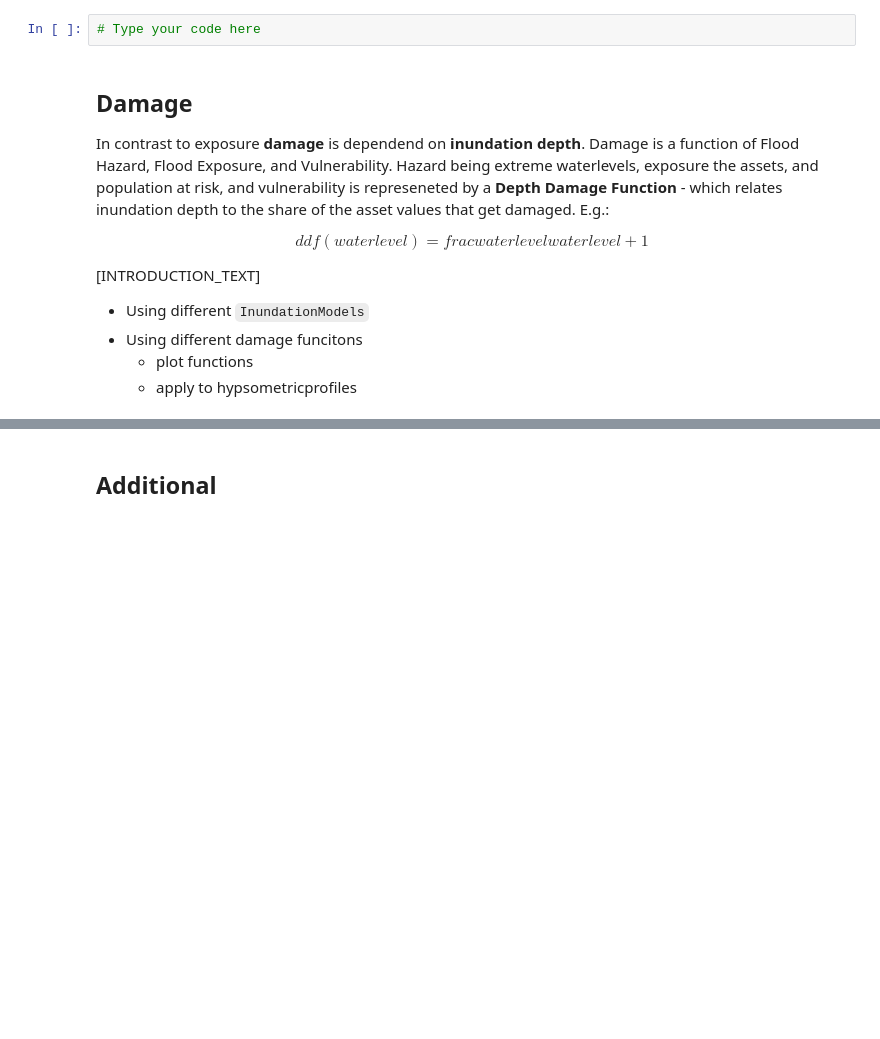
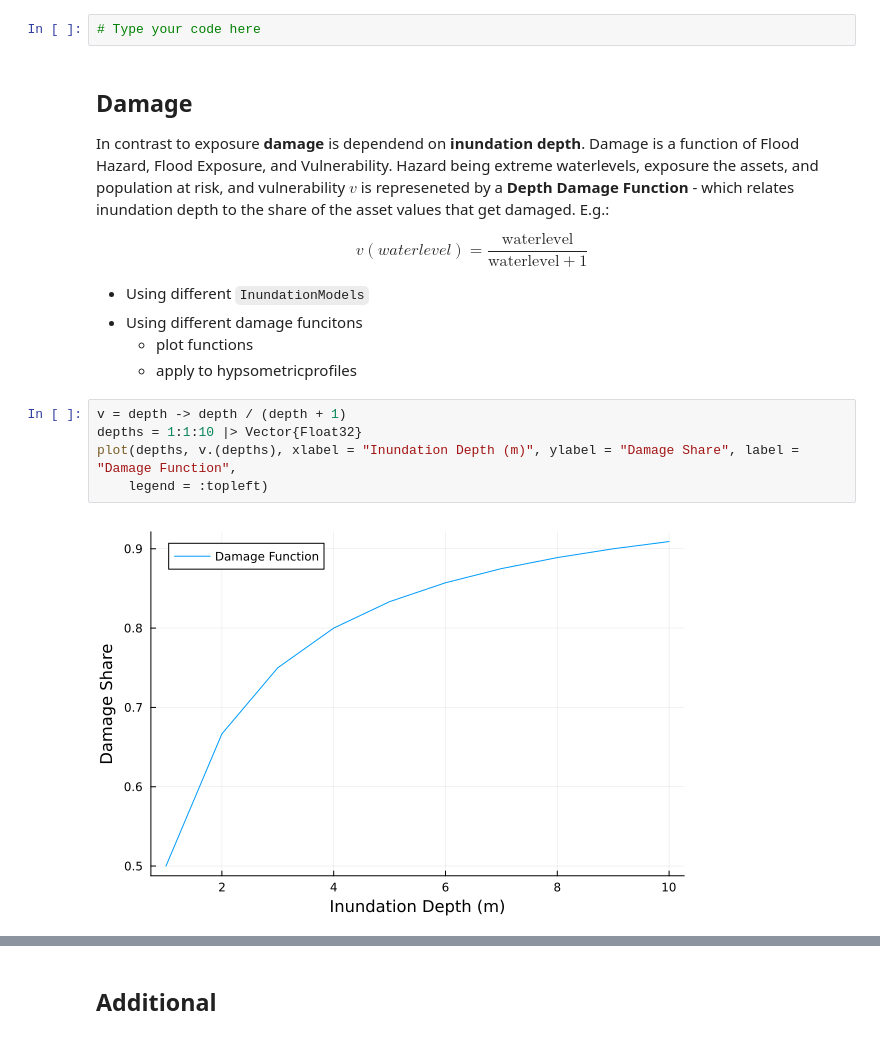
Before and after one commit to GlobalClimateForum/DIVACoast.jl, a Jupyter notebook: text_example/bilbao_summer_school_25.ipynb, the cells around one changed output, grey strips where cells are left out. Drawn from its saved outputs; the diff is of its cells as text; blank space fills up the shorter version.

```diff
--- a/text_example/bilbao_summer_school_25.ipynb
+++ b/text_example/bilbao_summer_school_25.ipynb
@@ -189,15 +189,21 @@ Simulate the following scenarios, subdividing changes for population and assets
 # %% [markdown]
 ## Damage
 
-In contrast to exposure **damage** is dependend on **inundation depth**. Damage is a function of Flood Hazard, Flood Exposure, and Vulnerability. Hazard being extreme waterlevels, exposure the assets, and population at risk, and vulnerability is represeneted by a  **Depth Damage Function** - which relates inundation depth to the share of the asset values that get damaged. E.g.:
+In contrast to exposure **damage** is dependend on **inundation depth**. Damage is a function of Flood Hazard, Flood Exposure, and Vulnerability. Hazard being extreme waterlevels, exposure the assets, and population at risk, and vulnerability $v$ is represeneted by a  **Depth Damage Function** - which relates inundation depth to the share of the asset values that get damaged. E.g.:
 
 $$
- ddf(waterlevel) = frac{waterlevel}{waterlevel + 1}
+v(waterlevel) = \frac{\text{waterlevel}}{\text{waterlevel} + 1}
 $$
 
-[INTRODUCTION_TEXT]
 
 - Using different `InundationModels`
 - Using different damage funcitons
     - plot functions
     - apply to hypsometricprofiles
+# %%
+v = depth -> depth / (depth + 1)
+depths = 1:1:10 |> Vector{Float32}
+plot(depths, v.(depths), xlabel = "Inundation Depth (m)", ylabel = "Damage Share", label = "Damage Function",
+    legend = :topleft)
+# %% [output]
+[figure, added]
```
Also changed, not shown: parts of 10 cells of this notebook.
